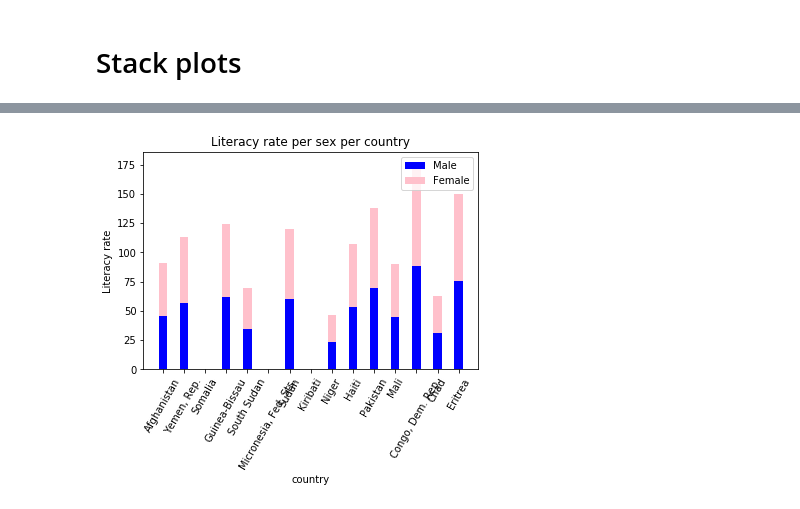
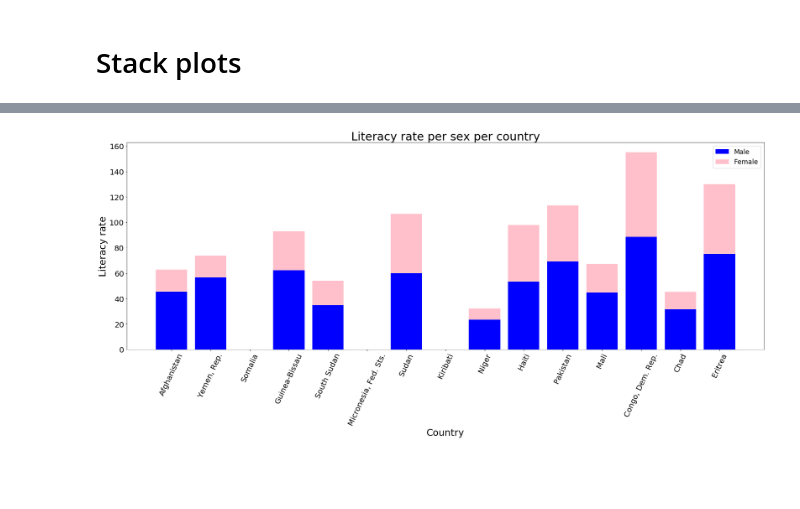
Before and after one commit to omar-d/EPA-WB-Equity, a Jupyter notebook: Deelvraag 4.ipynb, the cells around one changed output, grey strips where cells are left out. Cells and saved outputs as stored; diff of their text form; code cells hidden in the pictures; blank space fills up the shorter version.

```diff
--- a/Deelvraag 4.ipynb
+++ b/Deelvraag 4.ipynb
@@ -85 +80,9 @@ GPI = clean ('SE.ADT.1524.LT.FM.ZS')
+# %%
+def prepareStackPlot(dataframe):
+    name = dataframe.loc[dataframe['value'] >= 0]
+    name2 = name.sort_values('date', ascending = False).drop_duplicates(['country'])
+    name2['date'] = name2.date.astype(str)
+    name3 = pd.merge(CPIA_worst15, name2, how = 'left', left_on = ['country'], right_on = ['country'])
+
+    return name3
 # %%
@@ -140 +154,31 @@ def makeStackedBarPlot(dataframeMale, dataframeFemale, title_SBP, x_label, y_lab
+# %%
+
+def makeStackedBarPlot(dataframeMale, dataframeFemale, title = "", xlabel = "", ylabel = ""):
+    #make array from the columns of the dataframe
+    Male = dataframeMale.value_y.values
+    Female = dataframeFemale.value_y.values
+    Countries = dataframeMale.country.values
+
+    # plot the bar
+    plt.figure(figsize=(30,10))
+    plt.bar(Countries, Male, color = 'blue', width = 0.8, align='center', label = "Male")
+    plt.bar(Countries, Female, bottom=Male, color= 'pink', label = "Female")
+
+    plt.xticks(np.arange( len(Countries) ), Countries, rotation = 65, fontsize = 20)
+    plt.yticks(fontsize = 20)
+
+    # labels
+    plt.title(title, fontsize = 30)
+    plt.xlabel(xlabel, fontsize = 25)
+    plt.ylabel(ylabel, fontsize = 25)
+
+    plt.legend(fontsize = 'xx-large')
+
+    # Get the value of the bar on top of the bar
+#     for (i, value) in enumerate (Male):
+#         plt.text(i- 0.3 , value + 2, "%.2f" % (value) , fontsize = 20)
+# #        for (i, value2) in enumerate (Female):
+#         plt.text(i - 0.3, value + value2, '%.2f' % (value2), fontsize = 20)
+
+    return
 # %%
@@ -176,4 +231,7 @@ LRF15_worst15 = pd.merge( CPIA_worst15, LRF_recent, how = 'left', left_on = ["co
+# %%
+LRM15_worst15 = prepareStackPlot(Literacy_Rate_Male)
+LRF15_worst15 = prepareStackPlot(Literacy_Rate_Female)
 # %%
-makeStackedBarPlot (LRM15_worst15, LRM15_worst15,"Literacy rate per sex per country", 'country', 'Literacy rate')
+makeStackedBarPlot (LRM15_worst15, LRF15_worst15,"Literacy rate per sex per country", 'Country', 'Literacy rate')
 # %% [output]
-[figure, old version]
+[figure, new version]
```
Also changed, not shown: parts of 19 cells of this notebook, 1 other file.
